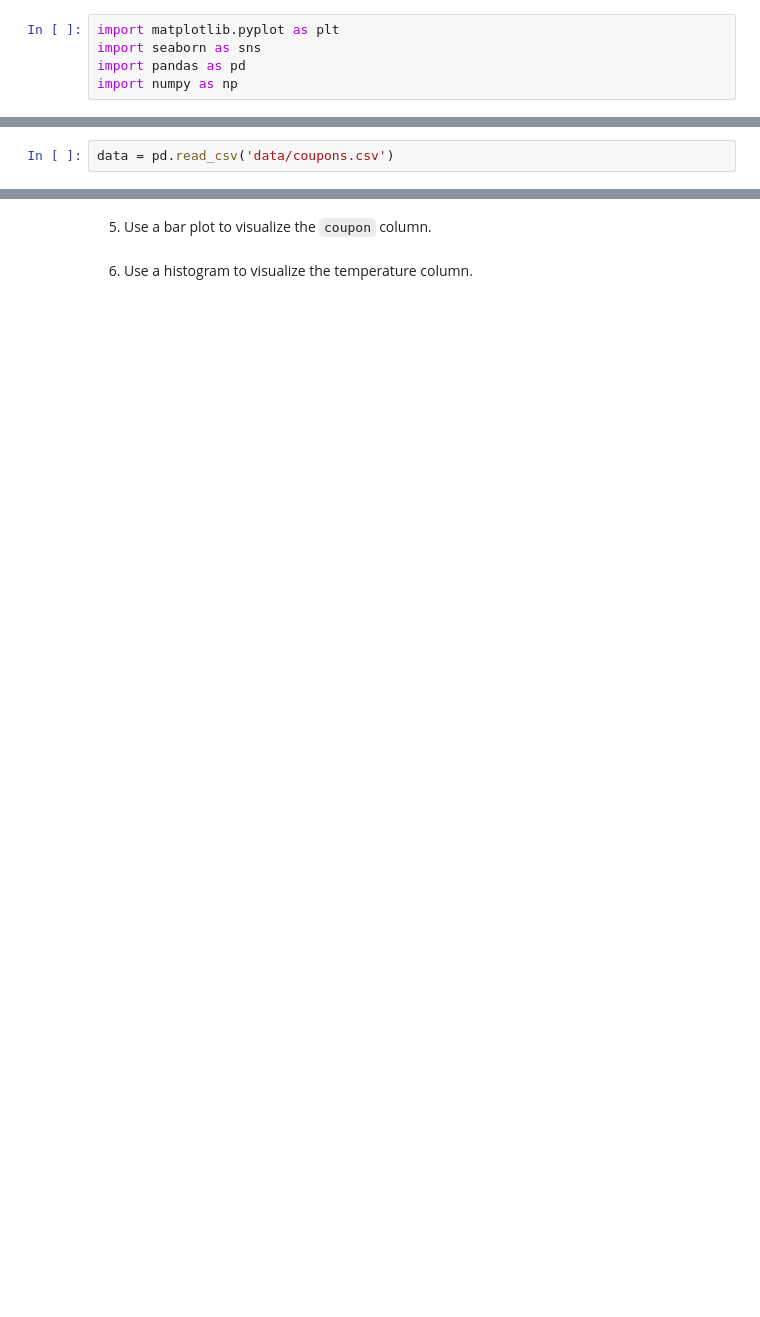
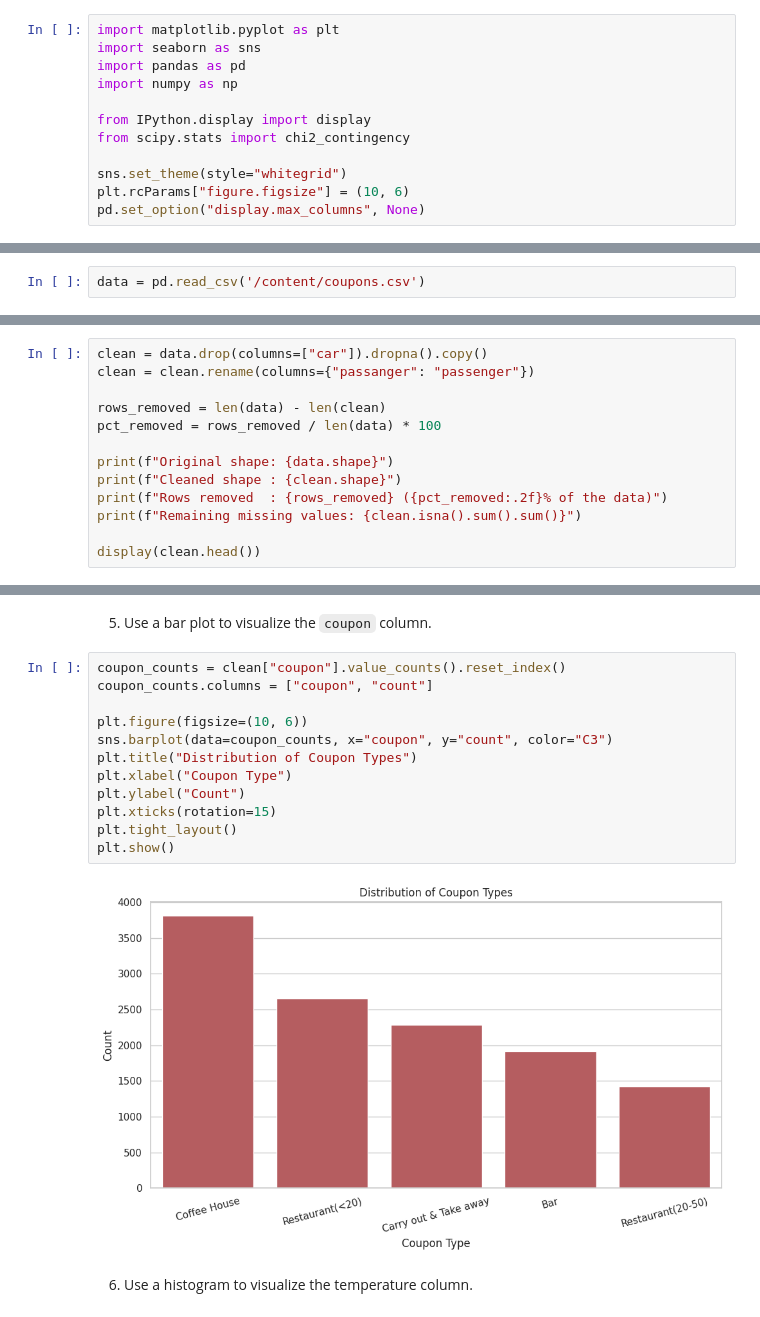
Before and after one commit to jabariim-design/Will-the-Customer-Accept-the-Coupon-, a Jupyter notebook: prompt.ipynb, the cells around one changed output, grey strips where cells are left out. Drawn from its saved outputs; the diff is of its cells as text; blank space fills up the shorter version.

```diff
--- a/prompt.ipynb
+++ b/prompt.ipynb
@@ -60,6 +60,13 @@ import matplotlib.pyplot as plt
 import seaborn as sns
 import pandas as pd
 import numpy as np
+
+from IPython.display import display
+from scipy.stats import chi2_contingency
+
+sns.set_theme(style="whitegrid")
+plt.rcParams["figure.figsize"] = (10, 6)
+pd.set_option("display.max_columns", None)
 # %% [markdown]
 ### Problems
 
@@ -67,7 +74,7 @@ Use the prompts below to get started with your data analysis.
 
 1. Read in the `coupons.csv` file.
 # %%
-data = pd.read_csv('data/coupons.csv')
+data = pd.read_csv('/content/coupons.csv')
 # %%
 data.head()
 # %% [output]
@@ -83,2 +130,15 @@ data.head()
 # %% [markdown]
 3. Decide what to do about your missing data -- drop, replace, other...
+# %%
+clean = data.drop(columns=["car"]).dropna().copy()
+clean = clean.rename(columns={"passanger": "passenger"})
+
+rows_removed = len(data) - len(clean)
+pct_removed = rows_removed / len(data) * 100
+
+print(f"Original shape: {data.shape}")
+print(f"Cleaned shape : {clean.shape}")
+print(f"Rows removed  : {rows_removed} ({pct_removed:.2f}% of the data)")
+print(f"Remaining missing values: {clean.isna().sum().sum()}")
+
+display(clean.head())
@@ -87,4 +172,18 @@ data.head()
 # %% [markdown]
 5. Use a bar plot to visualize the `coupon` column.
+# %%
+coupon_counts = clean["coupon"].value_counts().reset_index()
+coupon_counts.columns = ["coupon", "count"]
+
+plt.figure(figsize=(10, 6))
+sns.barplot(data=coupon_counts, x="coupon", y="count", color="C3")
+plt.title("Distribution of Coupon Types")
+plt.xlabel("Coupon Type")
+plt.ylabel("Count")
+plt.xticks(rotation=15)
+plt.tight_layout()
+plt.show()
+# %% [output]
+[figure, added]
 # %% [markdown]
 6. Use a histogram to visualize the temperature column.
```
Also changed, not shown: parts of 19 cells of this notebook.
